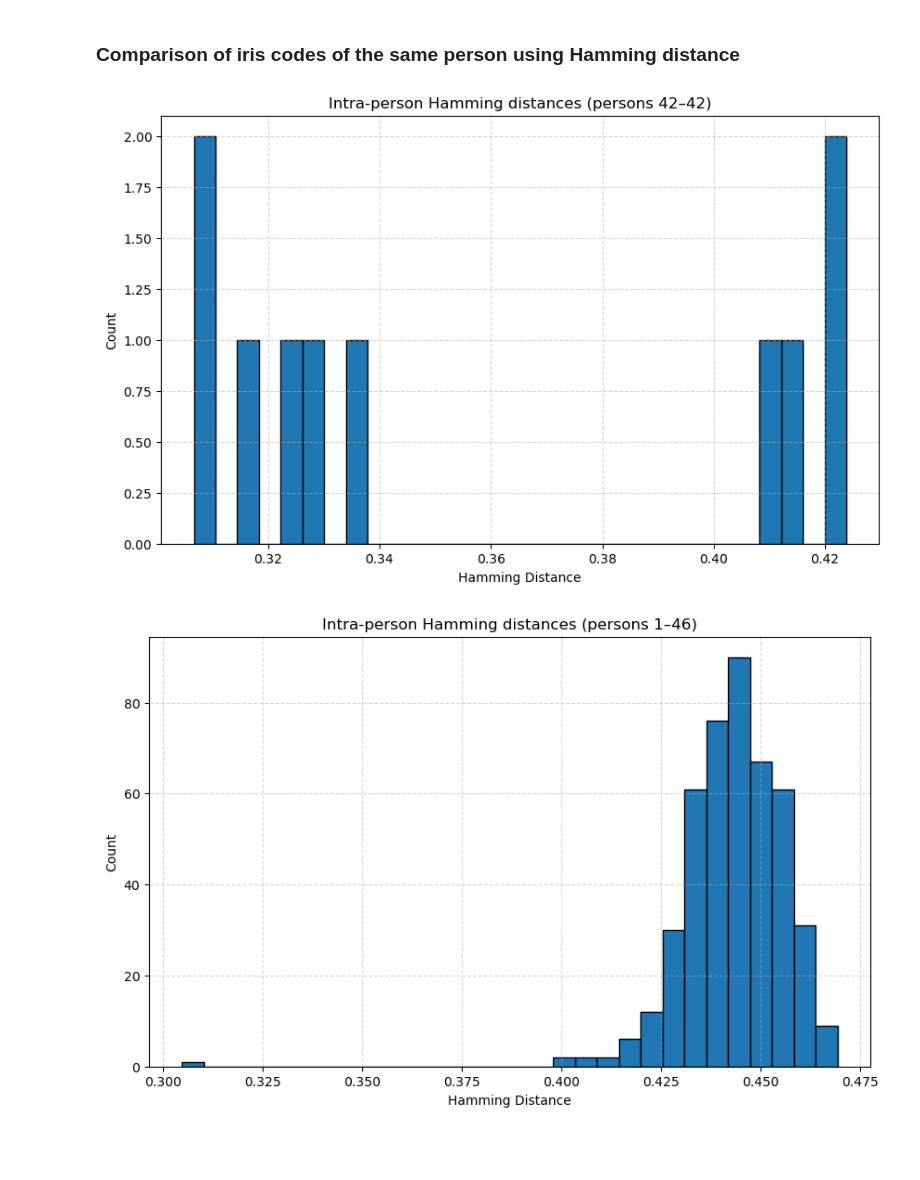
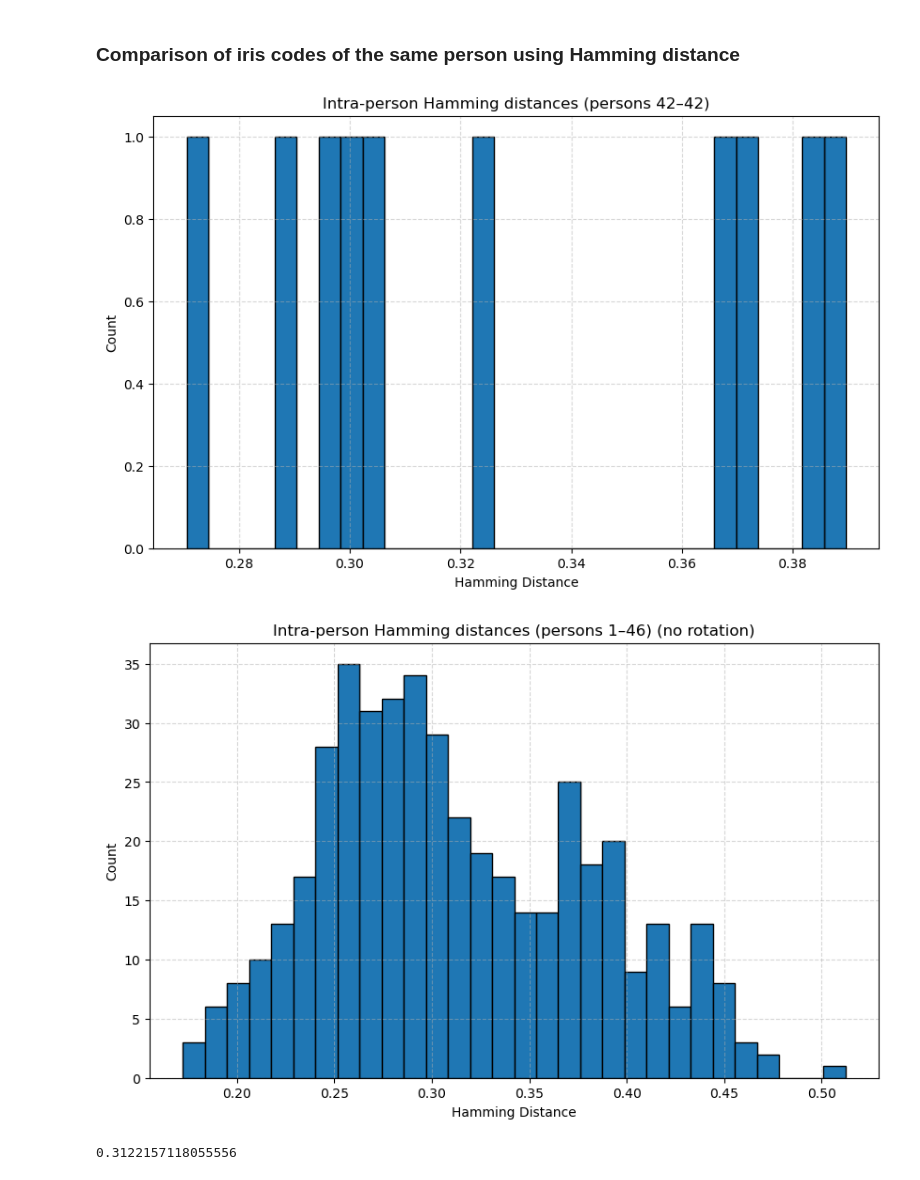
Before and after one commit to FilipLangiewicz/IrisPrediction, a Jupyter notebook: main.ipynb, the cells around one changed output. Cells and saved outputs as stored; diff of their text form; code cells hidden in the pictures; blank space fills up the shorter version.

```diff
--- a/main.ipynb
+++ b/main.ipynb
@@ -736,21 +716,27 @@ distances = compare_people_multiple(
 all_dist = compare_within_persons_range(
     person_ids= [42],
     eye="left",
-    f_value=np.pi + 0.01,
-    verbose=False
+    f_value=np.pi,
+    verbose=False,
+    sigma =0.01
 )
 # %% [output]
-[figure, old version]
+[figure, new version]
 # %%
 left_dists = compare_within_persons_range(
     person_ids=list(range(1, 47)),
     eye="left",
-    f_value=np.pi + 0.2,
+    f_value=np.pi,
     verbose=False,
-    skip_ids=[4]
+    skip_ids=[4],
+    sigma=4.42
 )
 # %% [output]
-[figure, old version]
+[figure, new version]
+# %%
+np.mean(left_dists)
+# %% [output]
+0.3122157118055556
 # %%
 right_dists = compare_within_persons_range(
     person_ids=list(range(1, 47)),
```
Also changed, not shown: parts of 11 cells of this notebook.
